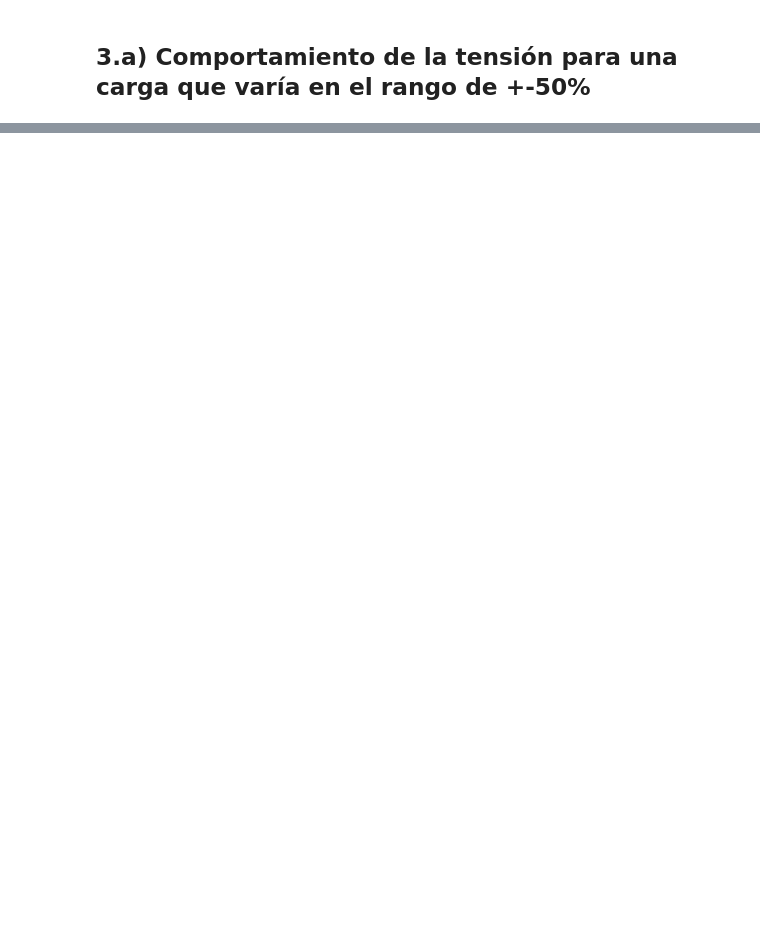
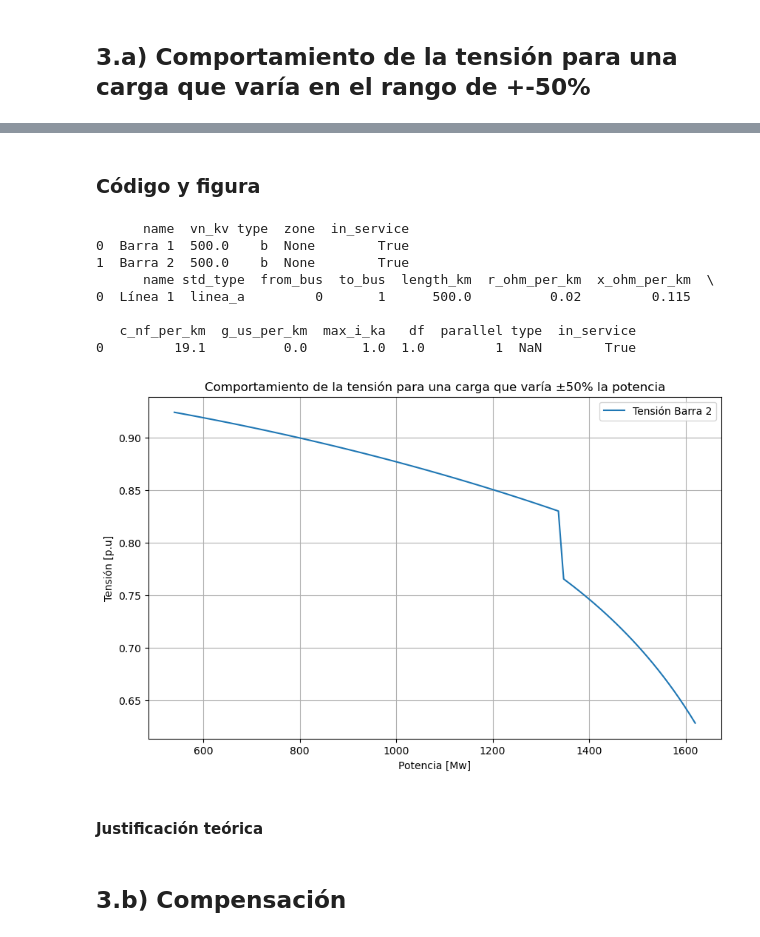
Before and after one commit to pedrovalenzuela20/G7B_SEP1_S12024, a Jupyter notebook: Desarrollo.ipynb, the cells around one changed output, grey strips where cells are left out. Drawn from its saved outputs; the diff is of its cells as text; code cells hidden in the pictures; blank space fills up the shorter version.

```diff
--- a/Desarrollo.ipynb
+++ b/Desarrollo.ipynb
@@ -227,0 +45,79 @@ Text(0, 0.5, 'This is a individual colorbar title')
+# %% [markdown]
+### Código y figura
+# %%
+import pandapower as pp
+import pandapower.plotting.plotly as plotly
+import random
+import matplotlib.pyplot as plt
+import numpy
+
+net = pp.create_empty_network()
+bus1 = pp.create_bus(net, name="Barra 1", vn_kv=500, type="b")
+bus2 = pp.create_bus(net, name="Barra 2", vn_kv=500, type="b")
+
+# mostrar tabla con barras
+print(net.bus)
+
+# Creando un tipo de línea
+linea_a = {"r_ohm_per_km": 0.02, "x_ohm_per_km": 0.115, "c_nf_per_km": 19.1, "max_i_ka": 1}
+pp.create_std_type(net, name="linea_a", data=linea_a, element="line")
+pp.available_std_types(net, element="line")
+
+# Línea
+line1 = pp.create_line(net, from_bus=bus1, to_bus=bus2, length_km=500, std_type="linea_a", name="Línea 1")
+
+print(net.line)
+
+
+# Añadir una fuente externa
+pp.create_ext_grid(net, bus1, vm_pu=1, name="Grid Connection")
+
+# Carga
+pp.create_load(net, bus2, p_mw=1080, q_mvar=523.03, name="Carga")
+
+#------------Variando la carga------------------
+
+
+# Potencia inicial
+p_in = 1200*0.9  # en Mw, 1200 MVA.
+
+# Crear un rango de potencias que represente el cambio de ±50%
+p_range = numpy.linspace(p_in*0.5, p_in*1.5, num=100)
+
+# Lista para guardar las tensiones
+voltages = []
+
+# Para cada potencia en el rango
+for p in p_range:
+    # Actualizar la carga en la red
+    net.load.loc[0, 'p_mw'] = p
+
+    # Ejecutar una simulación de flujo de potencia
+    pp.runpp(net, tolerance_mva=100, max_iteration=100)
+
+    # Guardar la tensión en el bus de la carga
+    voltages.append(net.res_bus.vm_pu[bus2])
+
+# Graficar la tensión en función de la potencia
+plt.figure(figsize=(10, 6))
+plt.plot(p_range, voltages, label='Tensión Barra 2')
+plt.xlabel('Potencia [Mw]')
+plt.ylabel('Tensión [p.u]')
+plt.title('Comportamiento de la tensión para una carga que varía ±50% la potencia')
+plt.legend()
+plt.grid(True)
+plt.show()
+# %% [output]
+      name  vn_kv type  zone  in_service
+0  Barra 1  500.0    b  None        True
+1  Barra 2  500.0    b  None        True
+      name std_type  from_bus  to_bus  length_km  r_ohm_per_km  x_ohm_per_km  \
+0  Línea 1  linea_a         0       1      500.0          0.02         0.115
+
+   c_nf_per_km  g_us_per_km  max_i_ka   df  parallel type  in_service
+0         19.1          0.0       1.0  1.0         1  NaN        True
+[figure, added]
+# %% [markdown]
+#### Justificación teórica
+# %% [markdown]
+## 3.b) Compensación
```
Also changed, not shown: parts of 33 cells of this notebook, 1 other file.
